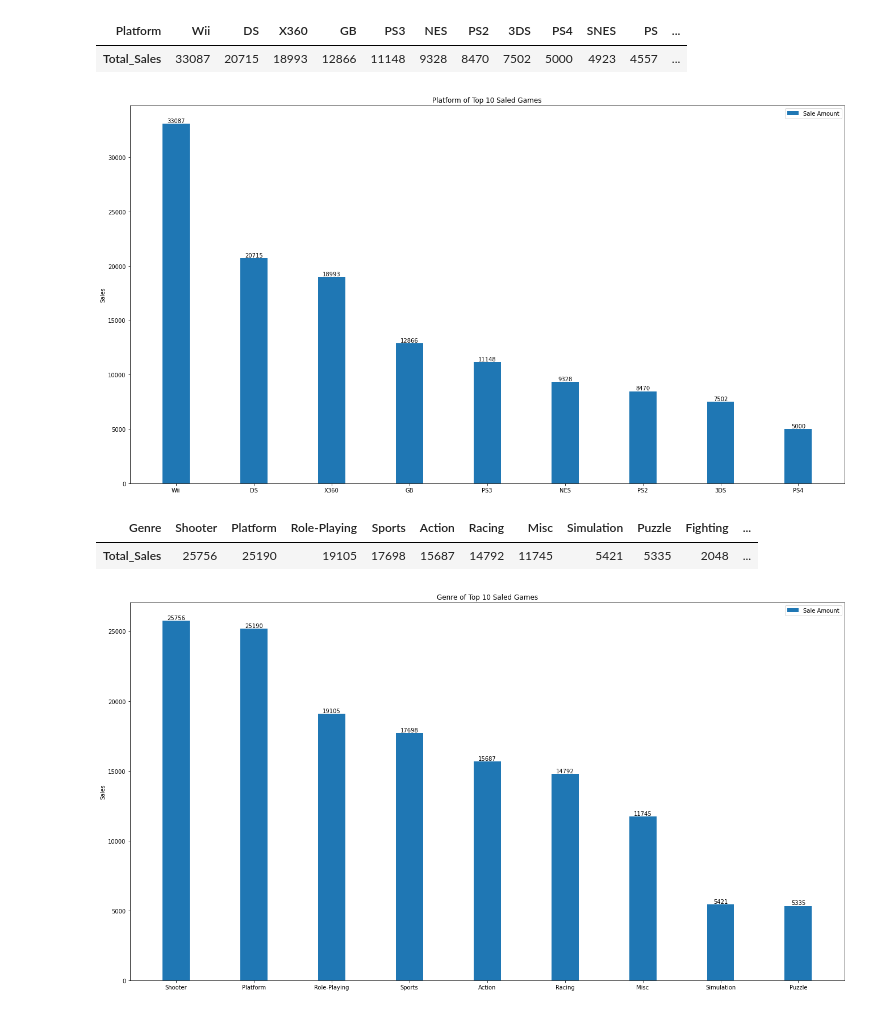
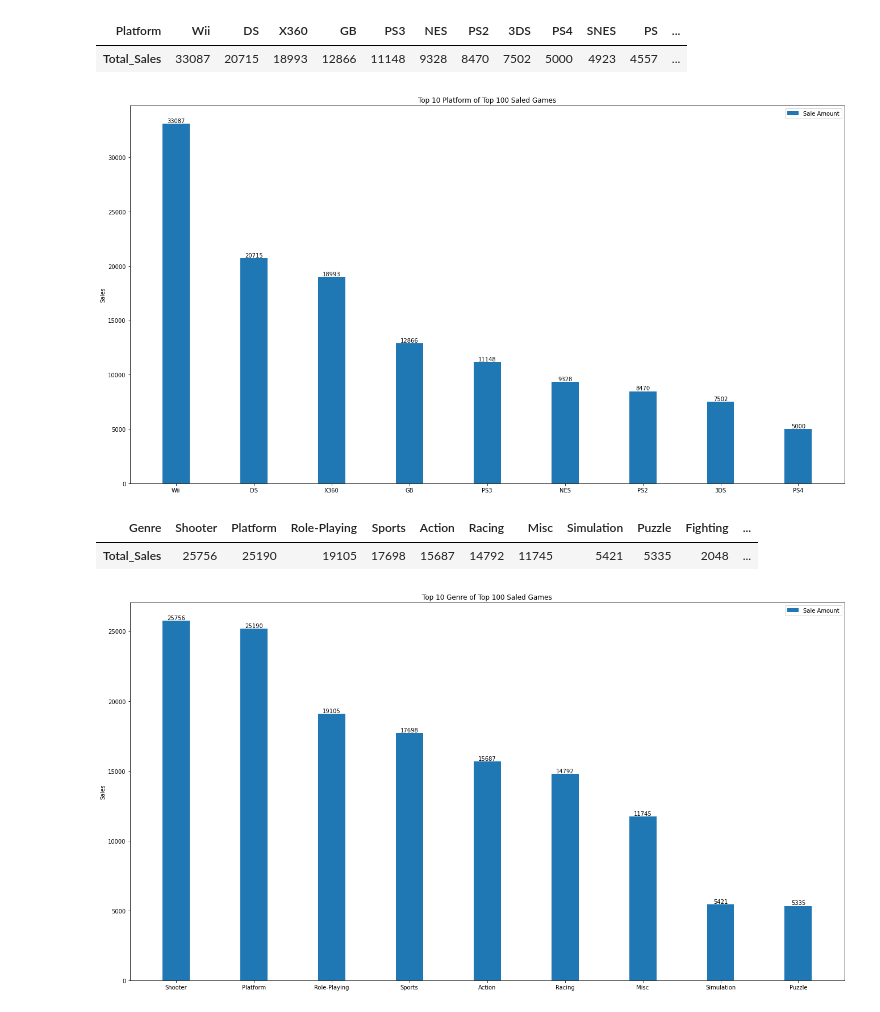
Before and after one commit to Harry-000/cs-section-project, a Jupyter notebook: AI06_Section1_Project.ipynb, the cells around one changed output. Saved outputs shown, nothing was run; the diff lists cells and outputs as text; code cells hidden in the pictures.

```diff
--- a/AI06_Section1_Project.ipynb
+++ b/AI06_Section1_Project.ipynb
@@ -377,29 +386,29 @@ df_gbPlatform.T.head()
 # %%
 import matplotlib.pyplot as plt
 import numpy as np
 
 labels = df_gbPlatform.index.tolist()[0:9]
 Total_Sales = df_gbPlatform['Total_Sales'].tolist()[0:9]
 Total_Sales
 x = np.arange(len(labels))  # the label locations
 width = 0.35  # the width of the bars
 
 fig, ax = plt.subplots(figsize=(18.5, 10))
 rects1 = ax.bar(x , Total_Sales, width, label='Sale Amount')
 
 # Add some text for labels, title and custom x-axis tick labels, etc.
 ax.set_ylabel('Sales')
-ax.set_title('Platform of Top 10 Saled Games')
+ax.set_title('Top 10 Platform of Top 100 Saled Games')
 ax.set_xticks(x)
 ax.set_xticklabels(labels)
 ax.legend()
 
 ax.bar_label(rects1)
 fig.tight_layout()
 
 plt.show()
 # %% [output]
-[figure, old version]
+[figure, new version]
 # %%
 df_gbGenre = (df_sorted
               .drop(df_sorted[ df_sorted['Genre'] == 0 ].index)
@@ -427,7 +436,7 @@ rects1 = ax.bar(x , Total_Sales, width, label='Sale Amount')
 
 # Add some text for labels, title and custom x-axis tick labels, etc.
 ax.set_ylabel('Sales')
-ax.set_title('Genre of Top 10 Saled Games')
+ax.set_title('Top 10 Genre of Top 100 Saled Games')
 ax.set_xticks(x)
 ax.set_xticklabels(labels)
 ax.legend()
@@ -437,4 +446,4 @@ fig.tight_layout()
 
 plt.show()
 # %% [output]
-[figure, old version]
+[figure, new version]
```
Also changed, not shown: parts of 2 cells of this notebook.
